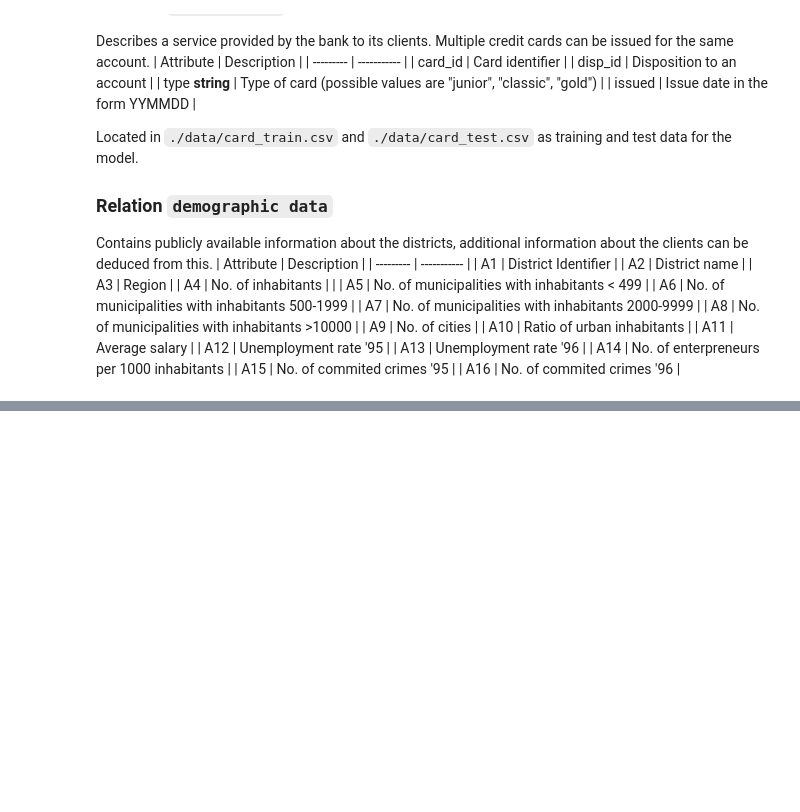
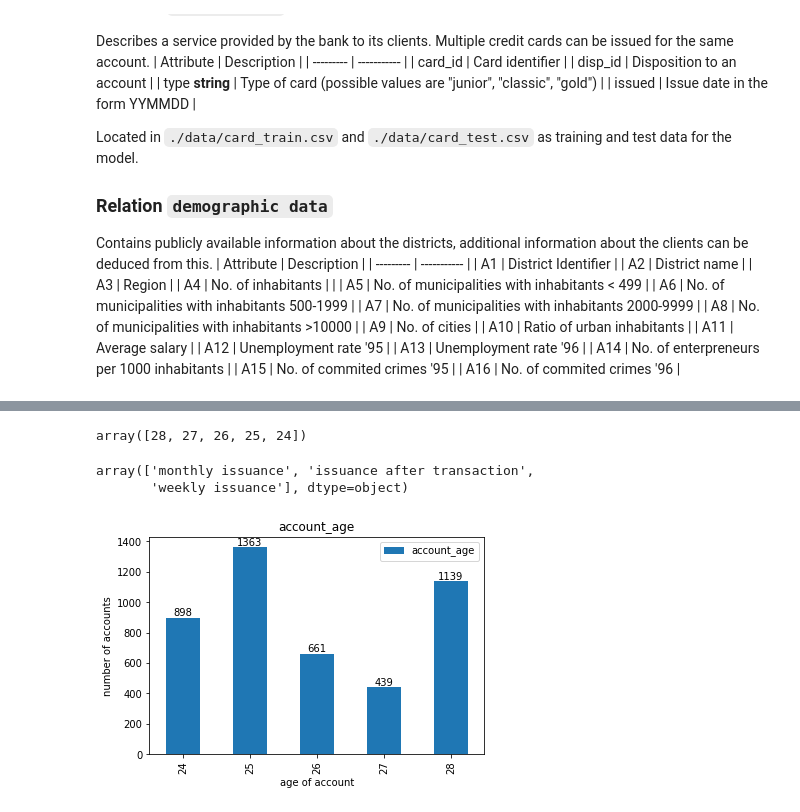
Before and after one commit to Goncalo101/FEUP-CAC, a Jupyter notebook: 02-Data-Understanding.ipynb, the cells around one changed output, grey strips where cells are left out. Drawn from its saved outputs; the diff is of its cells as text; code cells hidden in the pictures; blank space fills up the shorter version.

Commit message:
Added charts for the account relation

```diff
--- a/02-Data-Understanding.ipynb
+++ b/02-Data-Understanding.ipynb
@@ -118,0 +128,3 @@ Contains publicly available information about the districts, additional informat
+# %%
+account_df = pd.read_csv('./data/account.csv', sep=';', index_col='account_id')
+account_df.head()
@@ -118,0 +148,3 @@ Contains publicly available information about the districts, additional informat
+# %%
+account_df['account_age'] = 2021 - ((account_df['date'] // 10000) + 1900)
+account_df.head()
@@ -118,0 +159,21 @@ Contains publicly available information about the districts, additional informat
+# %%
+account_df['account_age'].unique()
+# %% [output]
+array([28, 27, 26, 25, 24])
+# %%
+account_df['frequency'].unique()
+# %% [output]
+array(['monthly issuance', 'issuance after transaction',
+       'weekly issuance'], dtype=object)
+# %%
+account_age = account_df['account_age'].value_counts(dropna=False).sort_index()
+ax = account_age.plot.bar(
+    title='account_age',
+    legend=True,
+    xlabel='age of account',
+    ylabel='number of accounts'
+)
+ax.bar_label(ax.containers[0])
+plt.show()
+# %% [output]
+[figure, added]
```
Also changed, not shown: parts of 8 cells of this notebook.
